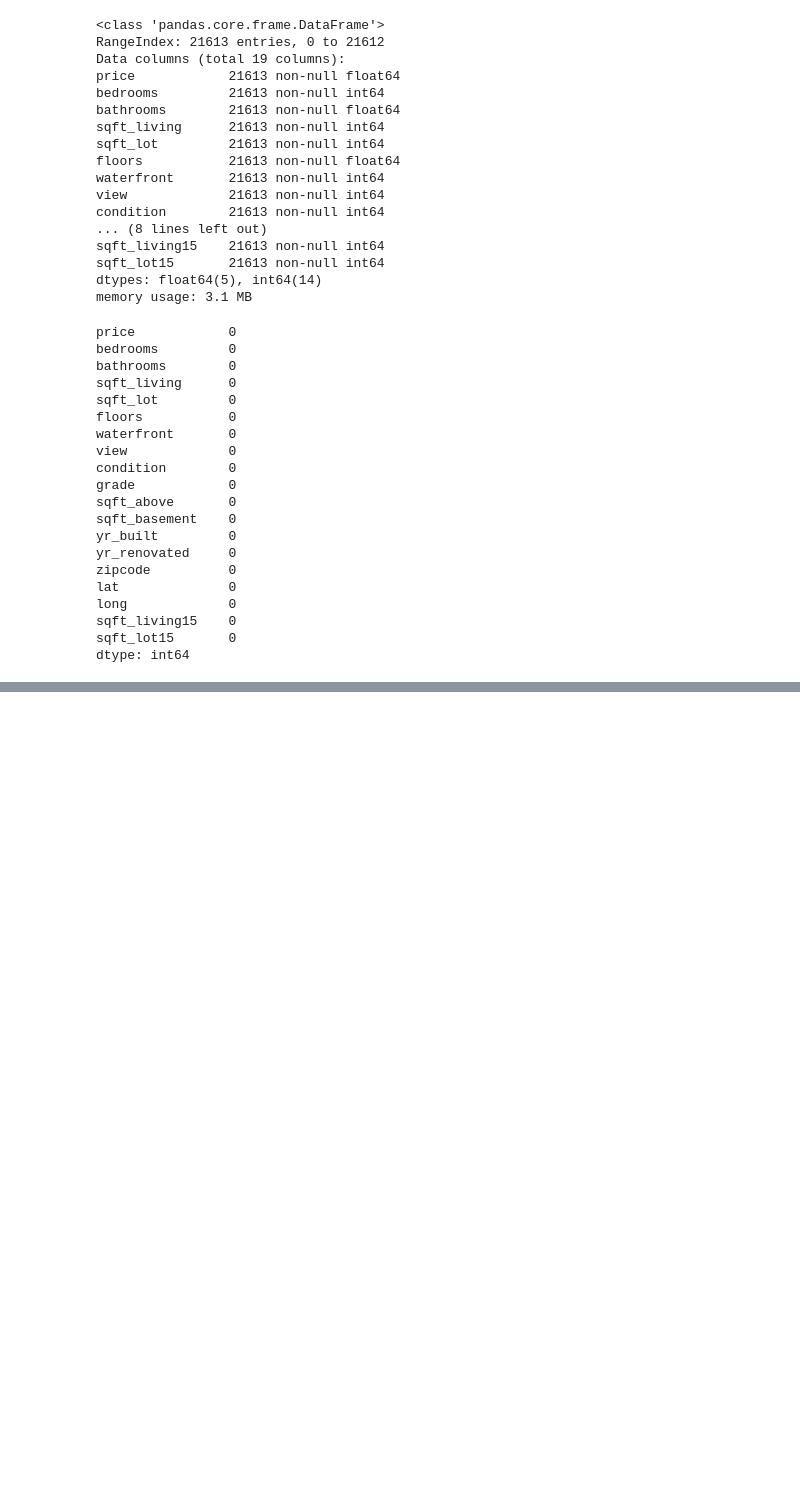
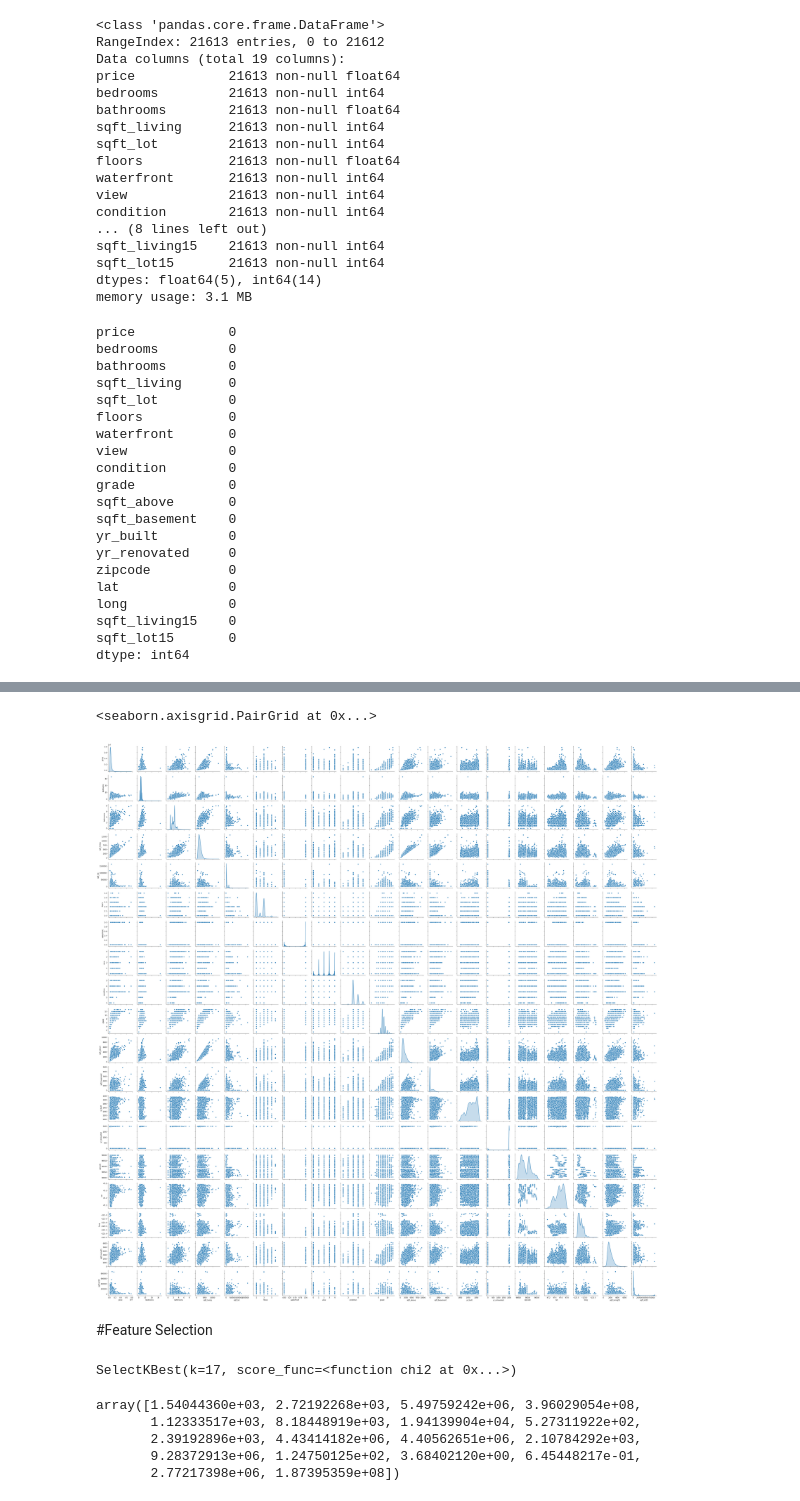
Before and after one commit to GreatLearningAIML1/pgpml-pune-oct18-pradeepprajapati20, a Jupyter notebook: Featurization Model selection and Tuning_R4_Project.ipynb, the cells around one changed output, grey strips where cells are left out. Cells and saved outputs as stored; diff of their text form; code cells hidden in the pictures; blank space fills up the shorter version.

```diff
--- a/Featurization Model selection and Tuning_R4_Project.ipynb
+++ b/Featurization Model selection and Tuning_R4_Project.ipynb
@@ -133,0 +181,5 @@ kc_house_df.sample(10)
+# %%
+sns.pairplot( kc_house_df , diag_kind='kde')
+# %% [output]
+<seaborn.axisgrid.PairGrid at 0x...>
+[figure, added]
@@ -133,0 +193,17 @@ kc_house_df.sample(10)
+# %% [markdown]
+#Feature Selection
+# %%
+#Select 17 best Features
+best_fit = SelectKBest(score_func=chi2, k=17)
+best_fit.fit(X, y)
+# %% [output]
+SelectKBest(k=17, score_func=<function chi2 at 0x...>)
+# %%
+#Display the score for each Feature
+best_fit.scores_
+# %% [output]
+array([1.54044360e+03, 2.72192268e+03, 5.49759242e+06, 3.96029054e+08,
+       1.12333517e+03, 8.18448919e+03, 1.94139904e+04, 5.27311922e+02,
+       2.39192896e+03, 4.43414182e+06, 4.40562651e+06, 2.10784292e+03,
+       9.28372913e+06, 1.24750125e+02, 3.68402120e+00, 6.45448217e-01,
+       2.77217398e+06, 1.87395359e+08])
```
Also changed, not shown: parts of 24 cells of this notebook.
